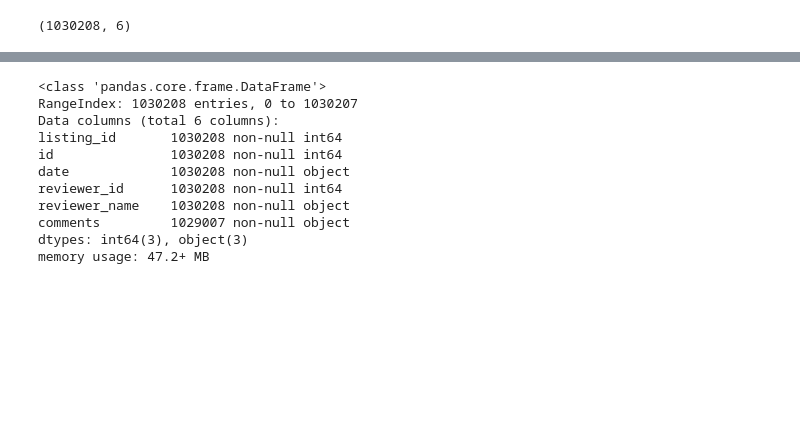
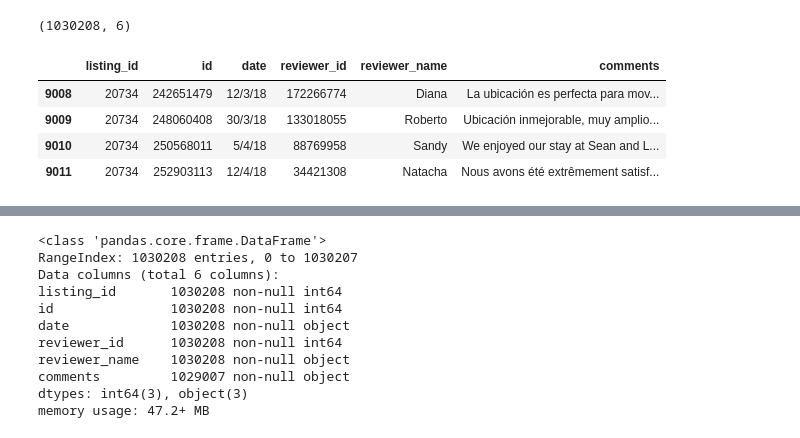
Before and after one commit to darrenlimweiyang/nus-bt3103, a Jupyter notebook: Week2/BT3103 Homework - Week 1.ipynb, the cells around one changed output, grey strips where cells are left out. Cells and saved outputs as stored; diff of their text form; code cells hidden in the pictures; blank space fills up the shorter version.

```diff
--- a/Week2/BT3103 Homework - Week 1.ipynb
+++ b/Week2/BT3103 Homework - Week 1.ipynb
@@ -100,3 +100,11 @@ airbnb.head(2)
 airbnb.shape
 # %% [output]
 (1030208, 6)
+# %%
+airbnb.iloc[-4:,:]
+# %% [output]
+|  | listing_id | id | date | reviewer_id | reviewer_name | comments |
+| 9008 | 20734 | 242651479 | 12/3/18 | 172266774 | Diana | La ubicación es perfecta para mov... |
+| 9009 | 20734 | 248060408 | 30/3/18 | 133018055 | Roberto | Ubicación inmejorable, muy amplio... |
+| 9010 | 20734 | 250568011 | 5/4/18 | 88769958 | Sandy | We enjoyed our stay at Sean and L... |
+| 9011 | 20734 | 252903113 | 12/4/18 | 34421308 | Natacha | Nous avons été extrêmement satisf... |
```
Also changed, not shown: parts of 3 cells of this notebook, 5 other files.
